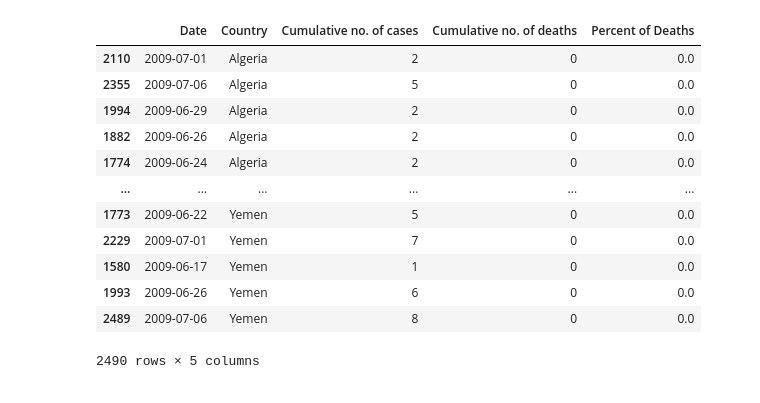
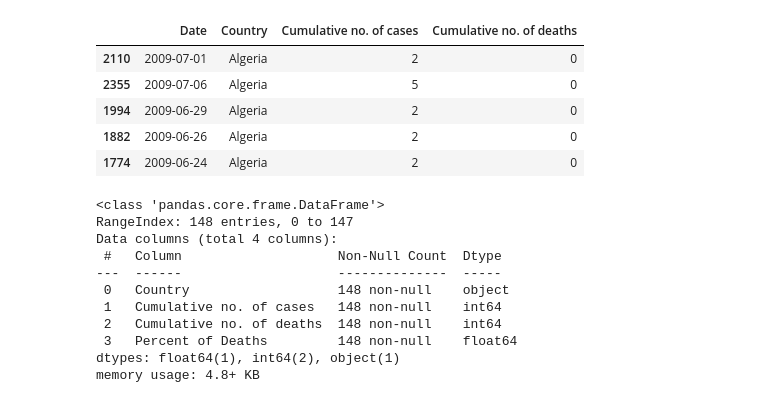
Before and after one commit to tzhang852/COMP-4447-Final-Project, a Jupyter notebook: edu_mal.ipynb, the cells around one changed output. Saved outputs shown, nothing was run; the diff lists cells and outputs as text; code cells hidden in the pictures.

```diff
--- a/edu_mal.ipynb
+++ b/edu_mal.ipynb
@@ -34,24 +57,32 @@ swine.head()
 | 1882 | 2009-06-26 | Algeria | 2 | 0 | https://www.who.int/csr/don/2009_... |
 | 1774 | 2009-06-24 | Algeria | 2 | 0 | https://www.who.int/csr/don/2009_... |
 # %%
+#drop the link column
 swine = swine.drop(["Link"], axis = 1)
+swine.head()
+# %% [output]
+|  | Date | Country | Cumulative no. of cases | Cumulative no. of deaths |
+| 2110 | 2009-07-01 | Algeria | 2 | 0 |
+| 2355 | 2009-07-06 | Algeria | 5 | 0 |
+| 1994 | 2009-06-29 | Algeria | 2 | 0 |
+| 1882 | 2009-06-26 | Algeria | 2 | 0 |
+| 1774 | 2009-06-24 | Algeria | 2 | 0 |
 # %%
 swine["Percent of Deaths"] = swine["Cumulative no. of deaths"]/swine["Cumulative no. of cases"]
-swine
+swine = swine.groupby(["Country"]).sum().reset_index()
+swine.info()
 # %% [output]
-|  | Date | Country | Cumulative no. of cases | Cumulative no. of deaths | Percent of Deaths |
-| 2110 | 2009-07-01 | Algeria | 2 | 0 | 0.0 |
-| 2355 | 2009-07-06 | Algeria | 5 | 0 | 0.0 |
-| 1994 | 2009-06-29 | Algeria | 2 | 0 | 0.0 |
-| 1882 | 2009-06-26 | Algeria | 2 | 0 | 0.0 |
-| 1774 | 2009-06-24 | Algeria | 2 | 0 | 0.0 |
-| ... | ... | ... | ... | ... | ... |
-| 1773 | 2009-06-22 | Yemen | 5 | 0 | 0.0 |
-| 2229 | 2009-07-01 | Yemen | 7 | 0 | 0.0 |
-| 1580 | 2009-06-17 | Yemen | 1 | 0 | 0.0 |
-| 1993 | 2009-06-26 | Yemen | 6 | 0 | 0.0 |
-| 2489 | 2009-07-06 | Yemen | 8 | 0 | 0.0 |
-2490 rows × 5 columns
+<class 'pandas.core.frame.DataFrame'>
+RangeIndex: 148 entries, 0 to 147
+Data columns (total 4 columns):
+ #   Column                    Non-Null Count  Dtype
+---  ------                    --------------  -----
+ 0   Country                   148 non-null    object
+ 1   Cumulative no. of cases   148 non-null    int64
+ 2   Cumulative no. of deaths  148 non-null    int64
+ 3   Percent of Deaths         148 non-null    float64
+dtypes: float64(1), int64(2), object(1)
+memory usage: 4.8+ KB
 # %%
 #List of countries
 cc = []
```
Also changed, not shown: parts of 12 cells of this notebook.
